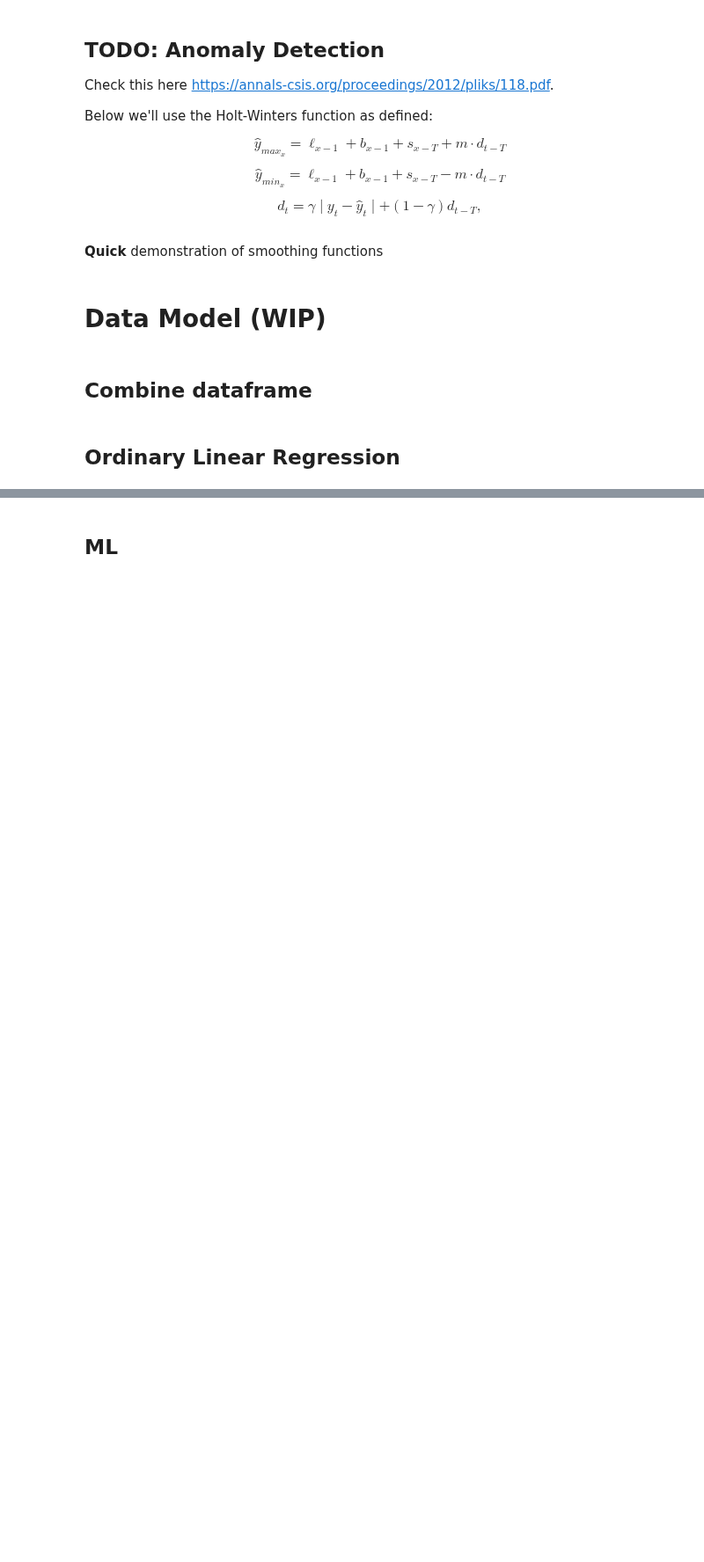
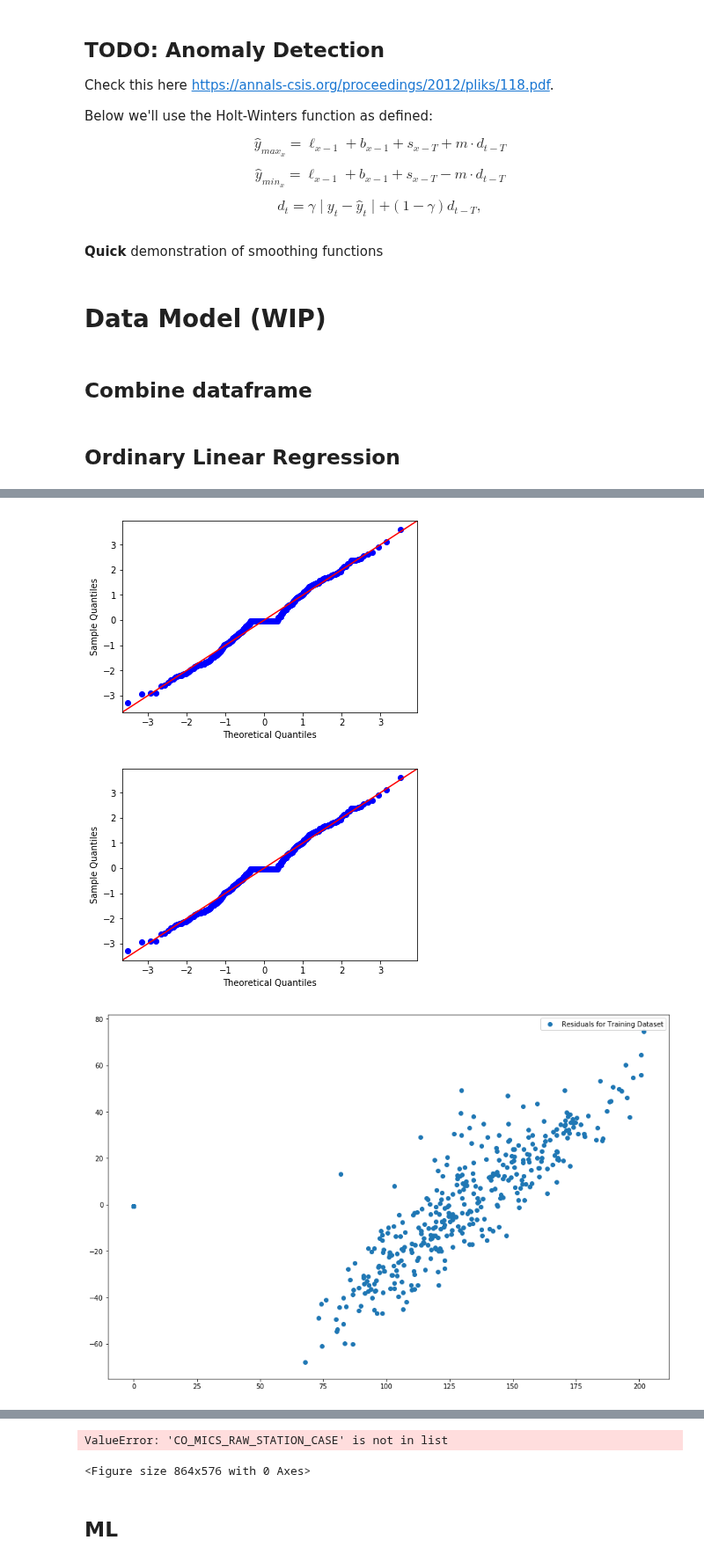
Before and after one commit to fablabbcn/smartcitizen-data, a Jupyter notebook: notebooks/Data-Analysis.ipynb, the cells around one changed output, grey strips where cells are left out. Shown at 88% size. Saved outputs shown, nothing was run; the diff lists cells and outputs as text; code cells hidden in the pictures; blank space fills up the shorter version.

```diff
--- a/notebooks/Data-Analysis.ipynb
+++ b/notebooks/Data-Analysis.ipynb
@@ -1315,0 +1433,32 @@ plot.show()
+# %%
+import scipy.stats as stats
+res = model.resid
+# smgraph.gofplots.qqplot(res)
+fig = sm.qqplot(res, stats.t, fit=True, line='45')
+plot.show()
+
+probplot = sm.ProbPlot(res, stats.t, fit=True)
+fig2 = probplot.qqplot(line='45')
+plt.show()
+
+# Plot the stuff
+plot.figure(figsize=(15,10))
+# Residuals
+plot.plot(referenceTrain, res, 'o',  label = 'Residuals for Training Dataset')
+
+plot.legend(loc ='best')
+plot.show()
+
+fig = smgraph.regressionplots.plot_leverage_resid2(model)
+plot.show()
+
+probplot = sm.ProbPlot(res, stats.t, distargs=(4,))
+fig = probplot.ppplot()
+plt.show()
+
+fig = smgraph.regressionplots.influence_plot(model)
+plot.show()
+# %% [output]
+[figure, added]
+[figure, added]
+[figure, added]
@@ -1316,3 +1468,9 @@ plot.show()
+# %%
+fig = plt.figure(figsize=(12,8))
+fig=sm.graphics.plot_regress_exog(model, dataframeTrain.loc[:,REF].name,fig=fig)
+# %% [output]
+ValueError: 'CO_MICS_RAW_STATION_CASE' is not in list
+<Figure size 864x576 with 0 Axes>
 # %% [markdown]
 ## ML
 # %%
```
Also changed, not shown: parts of 9 cells of this notebook, 1 other file.
